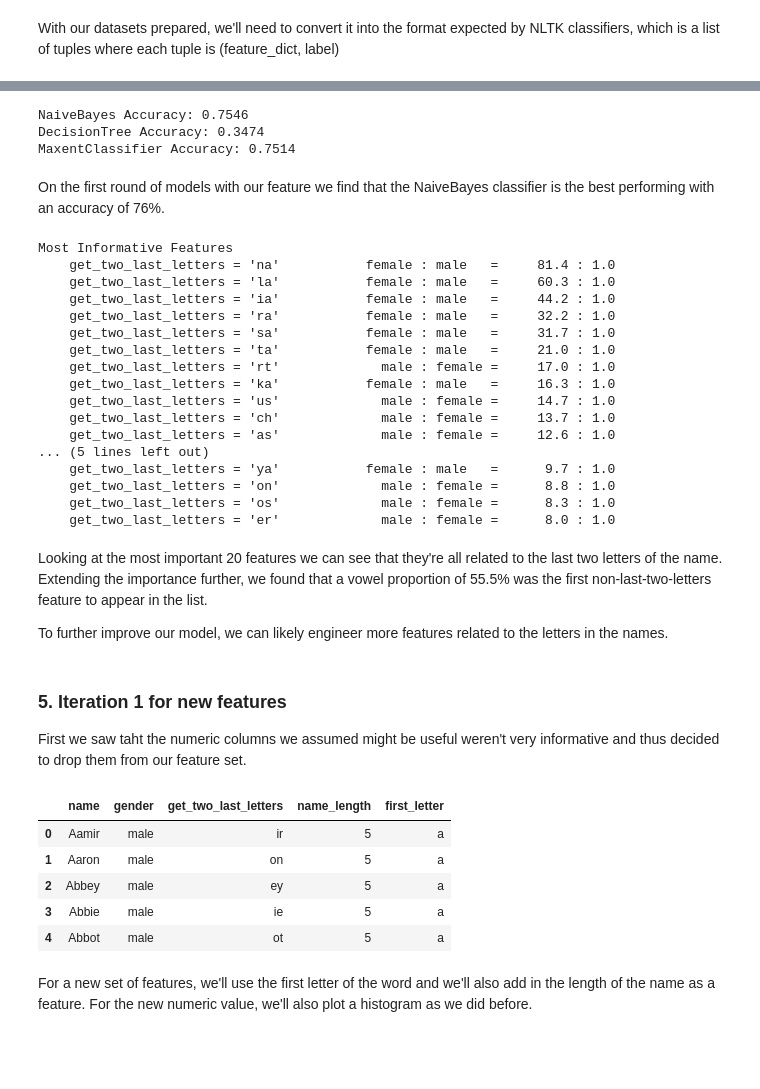
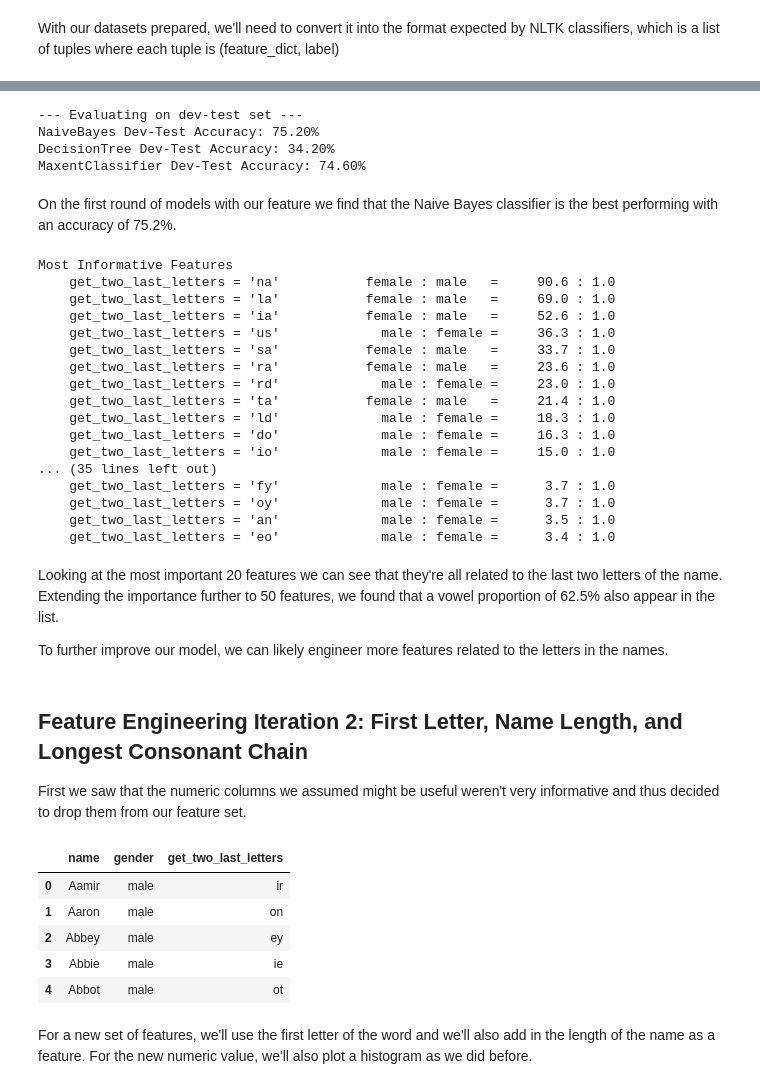
Before and after one commit to naomibuell/DATA620, a Jupyter notebook: project-3/project-3.ipynb, the cells around one changed output, grey strips where cells are left out. Cells and saved outputs as stored; diff of their text form; code cells hidden in the pictures; blank space fills up the shorter version.

```diff
--- a/project-3/project-3.ipynb
+++ b/project-3/project-3.ipynb
@@ -253,52 +343,54 @@ def train_nltk_classifiers(training_data):
 
 first_round_bathroom_classifiers = train_nltk_classifiers(train_nltk_data)
 
+print("\n--- Evaluating on dev-test set ---")
 for name, classifier in first_round_bathroom_classifiers.items():
-    accuracy = nltk.classify.accuracy(classifier, test_nltk_data)
-    print(f"{name} Accuracy: {accuracy:.4f}")
+    accuracy = nltk.classify.accuracy(classifier, devtest_nltk_data)
+    print(f"{name} Dev-Test Accuracy: {accuracy * 100:.2f}%")
 # %% [output]
-NaiveBayes Accuracy: 0.7546
-DecisionTree Accuracy: 0.3474
-MaxentClassifier Accuracy: 0.7514
+--- Evaluating on dev-test set ---
+NaiveBayes Dev-Test Accuracy: 75.20%
+DecisionTree Dev-Test Accuracy: 34.20%
+MaxentClassifier Dev-Test Accuracy: 74.60%
 # %% [markdown]
-On the first round of models with our feature we find that the NaiveBayes classifier is the best performing with an accuracy of 76%.
+On the first round of models with our feature we find that the Naive Bayes classifier is the best performing with an accuracy of 75.2%.
 # %%
-first_round_bathroom_classifiers['NaiveBayes'].show_most_informative_features(20)
+first_round_bathroom_classifiers['NaiveBayes'].show_most_informative_features(50)
 # %% [output]
 Most Informative Features
-    get_two_last_letters = 'na'           female : male   =     81.4 : 1.0
-    get_two_last_letters = 'la'           female : male   =     60.3 : 1.0
-    get_two_last_letters = 'ia'           female : male   =     44.2 : 1.0
-    get_two_last_letters = 'ra'           female : male   =     32.2 : 1.0
-    get_two_last_letters = 'sa'           female : male   =     31.7 : 1.0
-    get_two_last_letters = 'ta'           female : male   =     21.0 : 1.0
-    get_two_last_letters = 'rt'             male : female =     17.0 : 1.0
-    get_two_last_letters = 'ka'           female : male   =     16.3 : 1.0
-    get_two_last_letters = 'us'             male : female =     14.7 : 1.0
-    get_two_last_letters = 'ch'             male : female =     13.7 : 1.0
-    get_two_last_letters = 'as'             male : female =     12.6 : 1.0
-... (5 lines left out)
-    get_two_last_letters = 'ya'           female : male   =      9.7 : 1.0
-    get_two_last_letters = 'on'             male : female =      8.8 : 1.0
-    get_two_last_letters = 'os'             male : female =      8.3 : 1.0
-    get_two_last_letters = 'er'             male : female =      8.0 : 1.0
+    get_two_last_letters = 'na'           female : male   =     90.6 : 1.0
+    get_two_last_letters = 'la'           female : male   =     69.0 : 1.0
+    get_two_last_letters = 'ia'           female : male   =     52.6 : 1.0
+    get_two_last_letters = 'us'             male : female =     36.3 : 1.0
+    get_two_last_letters = 'sa'           female : male   =     33.7 : 1.0
+    get_two_last_letters = 'ra'           female : male   =     23.6 : 1.0
+    get_two_last_letters = 'rd'             male : female =     23.0 : 1.0
+    get_two_last_letters = 'ta'           female : male   =     21.4 : 1.0
+    get_two_last_letters = 'ld'             male : female =     18.3 : 1.0
+    get_two_last_letters = 'do'             male : female =     16.3 : 1.0
+    get_two_last_letters = 'io'             male : female =     15.0 : 1.0
+... (35 lines left out)
+    get_two_last_letters = 'fy'             male : female =      3.7 : 1.0
+    get_two_last_letters = 'oy'             male : female =      3.7 : 1.0
+    get_two_last_letters = 'an'             male : female =      3.5 : 1.0
+    get_two_last_letters = 'eo'             male : female =      3.4 : 1.0
 # %% [markdown]
-Looking at the most important 20 features we can see that they're all related to the last two letters of the name. Extending the importance further, we found that a vowel proportion of 55.5% was the first non-last-two-letters feature to appear in the list.
+Looking at the most important 20 features we can see that they're all related to the last two letters of the name. Extending the importance further to 50 features, we found that a vowel proportion of 62.5% also appear in the list.
 
 To further improve our model, we can likely engineer more features related to the letters in the names.
 # %% [markdown]
-### 5. Iteration 1 for new features
-First we saw taht the numeric columns we assumed might be useful weren't very informative and thus decided to drop them from our feature set.
+## Feature Engineering Iteration 2: First Letter, Name Length, and Longest Consonant Chain
+First we saw that the numeric columns we assumed might be useful weren't very informative and thus decided to drop them from our feature set.
 # %%
-names_df = names_df.drop(columns = ['vowel_proportion', 'first_last_letter', 'longest_run_of_vowels'], errors='ignore')
-names_df.head()
+iteration_2_df = feature_names_df.drop(columns = ['vowel_proportion', 'first_last_letter', 'longest_run_of_vowels'], errors='ignore')
+iteration_2_df.head()
 # %% [output]
-|  | name | gender | get_two_last_letters | name_length | first_letter |
-| 0 | Aamir | male | ir | 5 | a |
-| 1 | Aaron | male | on | 5 | a |
-| 2 | Abbey | male | ey | 5 | a |
-| 3 | Abbie | male | ie | 5 | a |
-| 4 | Abbot | male | ot | 5 | a |
+|  | name | gender | get_two_last_letters |
+| 0 | Aamir | male | ir |
+| 1 | Aaron | male | on |
+| 2 | Abbey | male | ey |
+| 3 | Abbie | male | ie |
+| 4 | Abbot | male | ot |
 # %% [markdown]
 For a new set of features, we'll use the first letter of the word and we'll also add in the length of the name as a feature. For the new numeric value, we'll also plot a histogram as we did before.
 # %%
```
Also changed, not shown: parts of 27 cells of this notebook, 1 other file.
